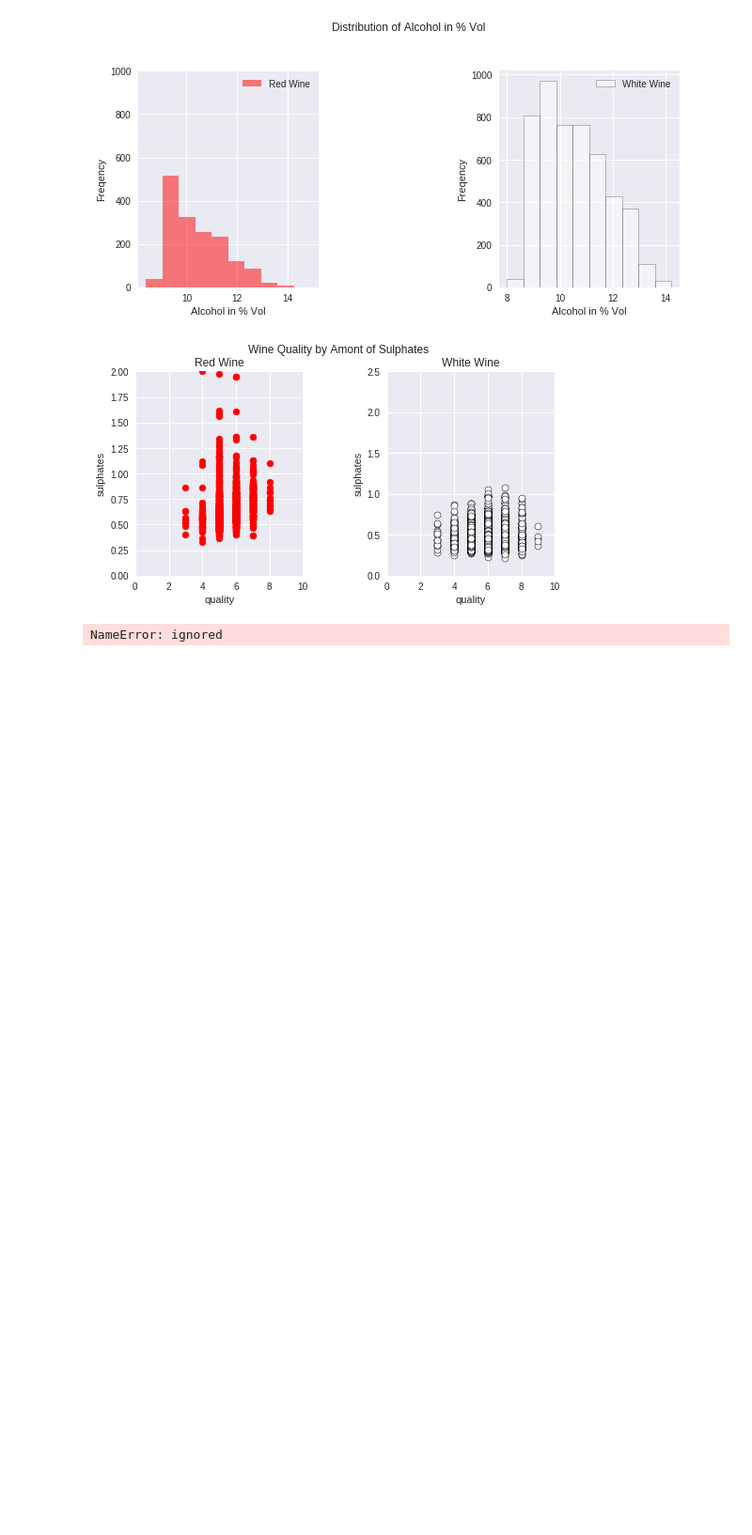
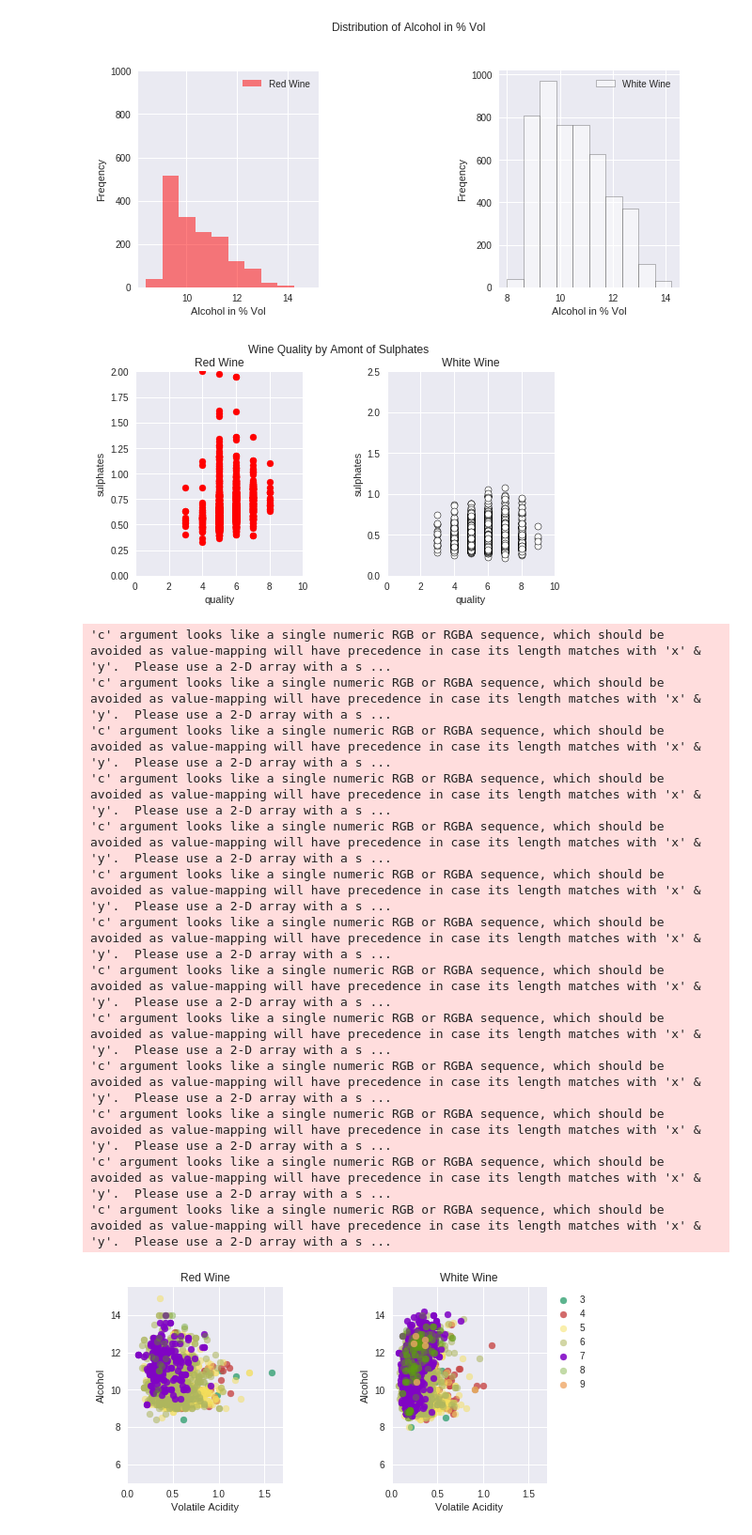
Before and after one commit to binliu0630/Deep_Learning, a Jupyter notebook: Data_Wine_EDA_Keras.ipynb, the cells around one changed output. Shown at 94% size. Drawn from its saved outputs; the diff is of its cells as text; code cells hidden in the pictures; blank space fills up the shorter version.

```diff
--- a/Data_Wine_EDA_Keras.ipynb
+++ b/Data_Wine_EDA_Keras.ipynb
@@ -155,12 +155,52 @@ fig.suptitle('Wine Quality by Amont of Sulphates')
 plt.show();
 # %% [output]
 [figure]
-# %%
-np.random.seed(1234)
-redlabels=np.unique(red['quality'])
-whitelabels=np.unique(white['quality'])
-
-fig, ax = plt.subplots(1, 2, figsize=(8,4))
-redcolors=np.random.rand(6,4)
-# %% [output]
-NameError: ignored
+# %%
+np.random.seed(1234)
+redlabels=np.unique(red['quality'])
+whitelabels=np.unique(white['quality'])
+
+fig, ax = plt.subplots(1, 2, figsize=(8,4))
+redcolors=np.random.rand(6,4)
+whitecolors=np.append(redcolors, np.random.rand(1,4), axis=0)
+
+for i in range(len(redcolors)):
+    redy = red['alcohol'][red.quality == redlabels[i]]
+    redx = red['volatile acidity'][red.quality == redlabels[i]]
+    ax[0].scatter(redx, redy, c=redcolors[i])
+for i in range(len(whitecolors)):
+    whitey = white['alcohol'][white.quality == whitelabels[i]]
+    whitex = white['volatile acidity'][white.quality == whitelabels[i]]
+    ax[1].scatter(whitex, whitey, c=whitecolors[i])
+
+ax[0].set_title("Red Wine")
+ax[1].set_title("White Wine")
+ax[0].set_xlim([0,1.7])
+ax[1].set_xlim([0,1.7])
+ax[0].set_ylim([5,15.5])
+ax[1].set_ylim([5,15.5])
+ax[0].set_xlabel("Volatile Acidity")
+ax[0].set_ylabel("Alcohol")
+ax[1].set_xlabel("Volatile Acidity")
+ax[1].set_ylabel("Alcohol")
+#ax[0].legend(redlabels, loc='best', bbox_to_anchor=(1.3, 1))
+ax[1].legend(whitelabels, loc='best', bbox_to_anchor=(1.3, 1))
+#fig.suptitle("Alcohol - Volatile Acidity")
+fig.subplots_adjust(top=0.85, wspace=0.7)
+
+plt.show();
+# %% [output]
+'c' argument looks like a single numeric RGB or RGBA sequence, which should be avoided as value-mapping will have precedence in case its length matches with 'x' & 'y'.  Please use a 2-D array with a s ...
+'c' argument looks like a single numeric RGB or RGBA sequence, which should be avoided as value-mapping will have precedence in case its length matches with 'x' & 'y'.  Please use a 2-D array with a s ...
+'c' argument looks like a single numeric RGB or RGBA sequence, which should be avoided as value-mapping will have precedence in case its length matches with 'x' & 'y'.  Please use a 2-D array with a s ...
+'c' argument looks like a single numeric RGB or RGBA sequence, which should be avoided as value-mapping will have precedence in case its length matches with 'x' & 'y'.  Please use a 2-D array with a s ...
+'c' argument looks like a single numeric RGB or RGBA sequence, which should be avoided as value-mapping will have precedence in case its length matches with 'x' & 'y'.  Please use a 2-D array with a s ...
+'c' argument looks like a single numeric RGB or RGBA sequence, which should be avoided as value-mapping will have precedence in case its length matches with 'x' & 'y'.  Please use a 2-D array with a s ...
+'c' argument looks like a single numeric RGB or RGBA sequence, which should be avoided as value-mapping will have precedence in case its length matches with 'x' & 'y'.  Please use a 2-D array with a s ...
+'c' argument looks like a single numeric RGB or RGBA sequence, which should be avoided as value-mapping will have precedence in case its length matches with 'x' & 'y'.  Please use a 2-D array with a s ...
+'c' argument looks like a single numeric RGB or RGBA sequence, which should be avoided as value-mapping will have precedence in case its length matches with 'x' & 'y'.  Please use a 2-D array with a s ...
+'c' argument looks like a single numeric RGB or RGBA sequence, which should be avoided as value-mapping will have precedence in case its length matches with 'x' & 'y'.  Please use a 2-D array with a s ...
+'c' argument looks like a single numeric RGB or RGBA sequence, which should be avoided as value-mapping will have precedence in case its length matches with 'x' & 'y'.  Please use a 2-D array with a s ...
+'c' argument looks like a single numeric RGB or RGBA sequence, which should be avoided as value-mapping will have precedence in case its length matches with 'x' & 'y'.  Please use a 2-D array with a s ...
+'c' argument looks like a single numeric RGB or RGBA sequence, which should be avoided as value-mapping will have precedence in case its length matches with 'x' & 'y'.  Please use a 2-D array with a s ...
+[figure, added]
```
Also changed, not shown: parts of 39 cells of this notebook.
